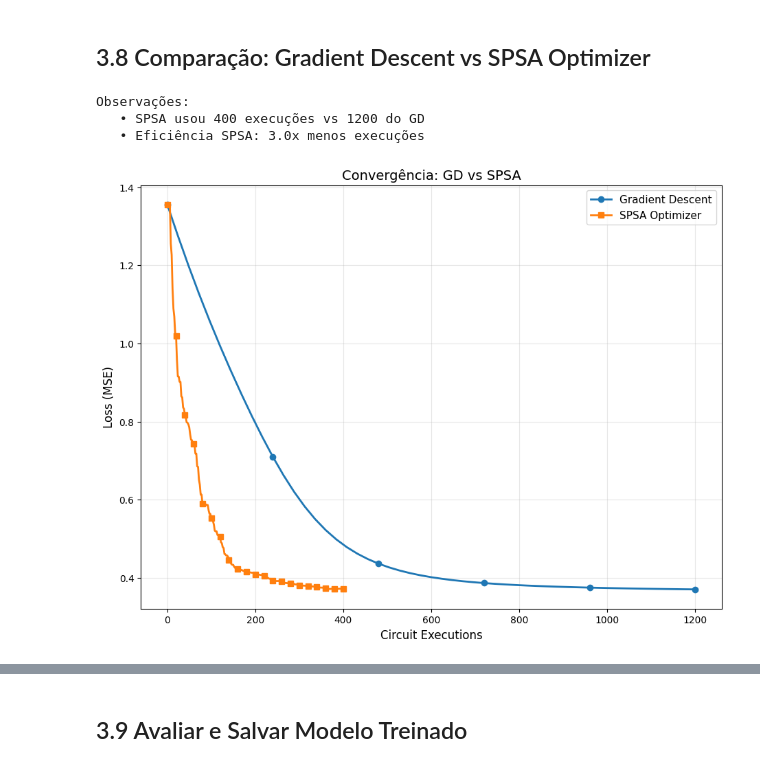
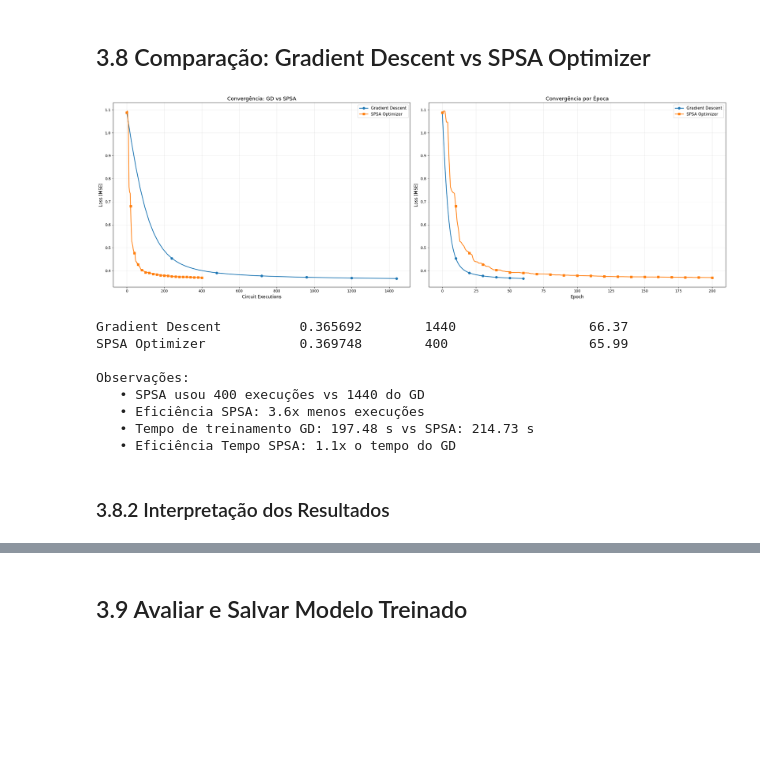
Before and after one commit to SapoSopa/QML, a Jupyter notebook: notebooks/03_treinamento_otimizacao.ipynb, the cells around one changed output, grey strips where cells are left out. Cells and saved outputs as stored; diff of their text form; code cells hidden in the pictures; blank space fills up the shorter version.

Commit message:
test: add exec history, time and update params and plot

```diff
--- a/notebooks/03_treinamento_otimizacao.ipynb
+++ b/notebooks/03_treinamento_otimizacao.ipynb
@@ -72,8 +73,9 @@ Shapes:
 ## 3.2 Configuração do Quantum Device
 # %%
 N_QUBITS = 2
-Q_CIRCUIT_GD = create_variational_circuit(N_QUBITS, n_layers=2, diff_method='parameter-shift')
-Q_CIRCUIT_SPSA = create_variational_circuit(N_QUBITS, n_layers=2, diff_method='spsa')
+N_LAYERS = 2
+Q_CIRCUIT_GD = create_variational_circuit(N_QUBITS, n_layers=N_LAYERS, diff_method='parameter-shift')
+Q_CIRCUIT_SPSA = create_variational_circuit(N_QUBITS, n_layers=N_LAYERS, diff_method='spsa')
 # %% [markdown]
 ### Como funciona o QNode?
 # %% [markdown]
@@ -241,19 +230,24 @@ cost_fn_gd = create_loss_function(Q_CIRCUIT_GD, X_train, y_train_quantum)
 # ========================================
 # TREINAMENTO 2: SPSA Optimizer
 # ========================================
+
+
 print("\n" + "="*60)
 print("TREINAMENTO 2: SPSA Optimizer")
 print("="*60 + "\n")
 
 # SPSA Optimizer (algoritmo completo com adaptação automática)
+start = time.time()
 loss_history_spsa, exec_history_spsa, params_spsa = train_model(
     optimizer=opt_spsa,
     cost_function=cost_fn_spsa,
     init_params=params_init * 1.0,  # Mesmos parâmetros iniciais
-    num_steps=200,
+    num_steps=n_epochs_spsa,
     print_interval=10,
     execs_per_step=2  # SPSA sempre usa 2 execuções, independente de N parâmetros
 )
+duration_spsa = time.time() - start
+print(f"\nTempo de treinamento SPSA: {duration_spsa:.2f} segundos\n")
 
 # ========================================
 # TREINAMENTO 1: Gradient Descent
@@ -265,15 +259,18 @@ print("="*60 + "\n")
 # Para backprop: cada step executa o circuito 1x (forward) + 1x por parâmetro (backward)
 # Para este circuito: 2 layers × 2 qubits × 3 ângulos = 12 parâmetros
 # Total: 1 (forward) + 12 (backward) = 13 execuções/step
+
+start = time.time()
 loss_history_gd, exec_history_gd, params_gd = train_model(
     optimizer=opt_gd_bp,
     cost_function=cost_fn_gd,
     init_params=params_init * 1.0,  # Cópia dos parâmetros
-    num_steps=50,
+    num_steps=n_epochs_gd,
     print_interval=10,
     execs_per_step=execs_per_step_gd_ps  # Backprop: 1 forward + N backward passes; Parameter-shift: 2*num_params
 )
-
+duration_gd = time.time() - start
+print(f"\nTempo de treinamento Gradient Descent: {duration_gd:.2f} segundos\n")
 
 # Usar parâmetros do GD para análise posterior
 params = params_gd
@@ -300,48 +297,57 @@ Total executions: 1200
 # %%
 # Gráfico comparativo: Gradient Descent vs SPSA
 plt.figure(figsize=(24, 8))
 
 # Plot 1: Loss vs Circuit Executions
 plt.subplot(1, 2, 1)
 plt.plot(exec_history_gd, loss_history_gd, linewidth=2, label='Gradient Descent', color='#1f77b4', marker='o', markevery=10)
 plt.plot(exec_history_spsa, loss_history_spsa, linewidth=2, label='SPSA Optimizer', color='#ff7f0e', marker='s', markevery=10)
 plt.xlabel('Circuit Executions', fontsize=12)
 plt.ylabel('Loss (MSE)', fontsize=12)
 plt.title('Convergência: GD vs SPSA', fontsize=14)
 plt.legend(fontsize=11)
 plt.grid(True, alpha=0.3)
 
 # Plot 2: Loss vs Epochs (para ver convergência temporal)
-# plt.subplot(1, 2, 2)
-# plt.plot(loss_history_gd, linewidth=2, label='Gradient Descent', color='#1f77b4', marker='o', markevery=10)
-# plt.plot(loss_history_spsa, linewidth=2, label='SPSA Optimizer', color='#ff7f0e', marker='s', markevery=10)
-# plt.xlabel('Epoch', fontsize=12)
-# plt.ylabel('Loss (MSE)', fontsize=12)
-# plt.title('Convergência por Época', fontsize=14)
-# plt.legend(fontsize=11)
-# plt.grid(True, alpha=0.3)
+plt.subplot(1, 2, 2)
+plt.plot(loss_history_gd, linewidth=2, label='Gradient Descent', color='#1f77b4', marker='o', markevery=10)
+plt.plot(loss_history_spsa, linewidth=2, label='SPSA Optimizer', color='#ff7f0e', marker='s', markevery=10)
+plt.xlabel('Epoch', fontsize=12)
+plt.ylabel('Loss (MSE)', fontsize=12)
+plt.title('Convergência por Época', fontsize=14)
+plt.legend(fontsize=11)
+plt.grid(True, alpha=0.3)
+plt.tight_layout()
+plt.show()
 
-# plt.tight_layout()
-# plt.show()
 
 # Tabela comparativa
 # print("\n" + "="*70)
-# print(f"{'Método':<25} {'Loss Final':<15} {'Execuções Totais':<20} {'Melhoria (%)':<15}")
+# print(f"{'Método':<25} {'Loss Final':<15} {'Execuções Totais':<20} {'Tempo (s)':<15}")
 # print("="*70)
 
-# initial_loss = loss_history_gd[0]
-# improvement_gd = ((initial_loss - loss_history_gd[-1]) / abs(initial_loss)) * 100
-# improvement_spsa = ((initial_loss - loss_history_spsa[-1]) / abs(initial_loss)) * 100
+initial_loss = loss_history_gd[0]
+improvement_gd = ((initial_loss - loss_history_gd[-1]) / abs(initial_loss)) * 100
+improvement_spsa = ((initial_loss - loss_history_spsa[-1]) / abs(initial_loss)) * 100
 
-# print(f"{'Gradient Descent':<25} {loss_history_gd[-1]:<15.6f} {exec_history_gd[-1]:<20} {improvement_gd:<15.2f}")
-# print(f"{'SPSA Optimizer':<25} {loss_history_spsa[-1]:<15.6f} {exec_history_spsa[-1]:<20} {improvement_spsa:<15.2f}")
+print(f"{'Gradient Descent':<25} {loss_history_gd[-1]:<15.6f} {exec_history_gd[-1]:<20} {improvement_gd:<15.2f}")
+print(f"{'SPSA Optimizer':<25} {loss_history_spsa[-1]:<15.6f} {exec_history_spsa[-1]:<20} {improvement_spsa:<15.2f}")
 # print("="*70)
 
 print(f"\nObservações:")
 print(f"   • SPSA usou {exec_history_spsa[-1]} execuções vs {exec_history_gd[-1]} do GD")
 print(f"   • Eficiência SPSA: {exec_history_gd[-1] / exec_history_spsa[-1]:.1f}x menos execuções")
+print(f"   • Tempo de treinamento GD: {duration_gd:.2f} s vs SPSA: {duration_spsa:.2f} s")
+print(f"   • Eficiência Tempo SPSA: {duration_spsa / duration_gd :.1f}x o tempo do GD")
 # %% [output]
+[figure, new version]
+Gradient Descent          0.365692        1440                 66.37
+SPSA Optimizer            0.369748        400                  65.99
+
 Observações:
-   • SPSA usou 400 execuções vs 1200 do GD
-   • Eficiência SPSA: 3.0x menos execuções
+   • SPSA usou 400 execuções vs 1440 do GD
+   • Eficiência SPSA: 3.6x menos execuções
+   • Tempo de treinamento GD: 197.48 s vs SPSA: 214.73 s
+   • Eficiência Tempo SPSA: 1.1x o tempo do GD
-[figure, old version]
+# %% [markdown]
+### 3.8.2 Interpretação dos Resultados
```
Also changed, not shown: parts of 19 cells of this notebook, 7 other files.
